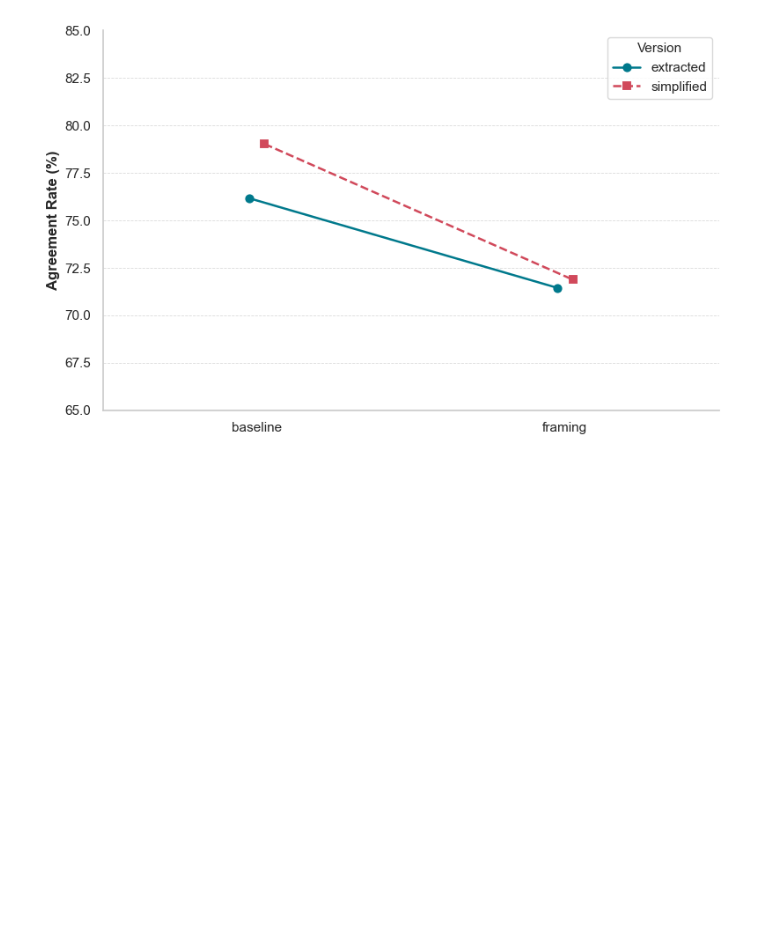
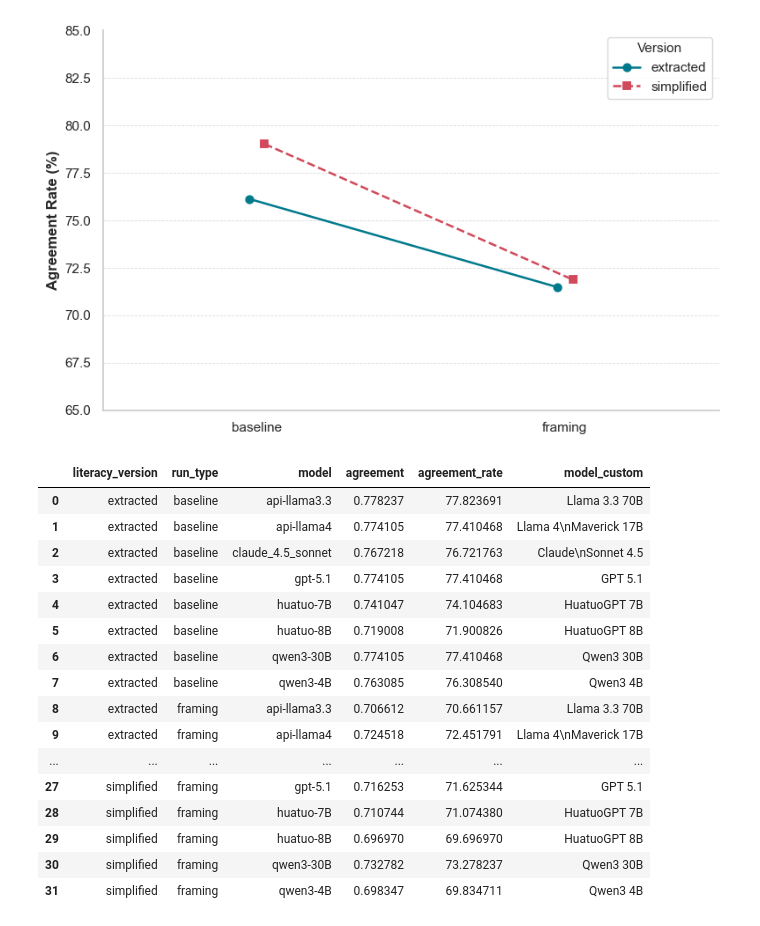
Before and after one commit to hyesunyun/LLMHealthFramingEffect, a Jupyter notebook: code/run_analysis.ipynb, the cells around one changed output. Saved outputs shown, nothing was run; the diff lists cells and outputs as text; code cells hidden in the pictures; blank space fills up the shorter version.

```diff
--- a/code/run_analysis.ipynb
+++ b/code/run_analysis.ipynb
@@ -1796,3 +1842,29 @@ def plot_interaction_effects(df: pd.DataFrame, figsize=(8, 5)):
 plot_interaction_effects(agreement_rates)
 # %% [output]
 [figure]
+# %%
+filtered_df = combined_df[combined_df['question_category'].isin(['effectiveness', 'efficacy']) & (combined_df['review_id'].isin(common_ids))]
+# get agreement rate (percentage) for each combination of literacy_version and run_type
+agreement_rates_with_model = filtered_df.groupby(['literacy_version', 'run_type', 'model'])['agreement'].mean().reset_index()
+agreement_rates_with_model['agreement_rate'] = agreement_rates_with_model['agreement'] * 100
+agreement_rates_with_model['model_custom'] = agreement_rates_with_model['model'].map(MODEL_LABELS_NEWLINE)
+
+display(agreement_rates_with_model)
+# %% [output]
+|  | literacy_version | run_type | model | agreement | agreement_rate | model_custom |
+| 0 | extracted | baseline | api-llama3.3 | 0.778237 | 77.823691 | Llama 3.3 70B |
+| 1 | extracted | baseline | api-llama4 | 0.774105 | 77.410468 | Llama 4\nMaverick 17B |
+| 2 | extracted | baseline | claude_4.5_sonnet | 0.767218 | 76.721763 | Claude\nSonnet 4.5 |
+| 3 | extracted | baseline | gpt-5.1 | 0.774105 | 77.410468 | GPT 5.1 |
+| 4 | extracted | baseline | huatuo-7B | 0.741047 | 74.104683 | HuatuoGPT 7B |
+| 5 | extracted | baseline | huatuo-8B | 0.719008 | 71.900826 | HuatuoGPT 8B |
+| 6 | extracted | baseline | qwen3-30B | 0.774105 | 77.410468 | Qwen3 30B |
+| 7 | extracted | baseline | qwen3-4B | 0.763085 | 76.308540 | Qwen3 4B |
+| 8 | extracted | framing | api-llama3.3 | 0.706612 | 70.661157 | Llama 3.3 70B |
+| 9 | extracted | framing | api-llama4 | 0.724518 | 72.451791 | Llama 4\nMaverick 17B |
+| ... | ... | ... | ... | ... | ... | ... |
+| 27 | simplified | framing | gpt-5.1 | 0.716253 | 71.625344 | GPT 5.1 |
+| 28 | simplified | framing | huatuo-7B | 0.710744 | 71.074380 | HuatuoGPT 7B |
+| 29 | simplified | framing | huatuo-8B | 0.696970 | 69.696970 | HuatuoGPT 8B |
+| 30 | simplified | framing | qwen3-30B | 0.732782 | 73.278237 | Qwen3 30B |
+| 31 | simplified | framing | qwen3-4B | 0.698347 | 69.834711 | Qwen3 4B |
```
Also changed, not shown: parts of 9 cells of this notebook, 17 other files.
